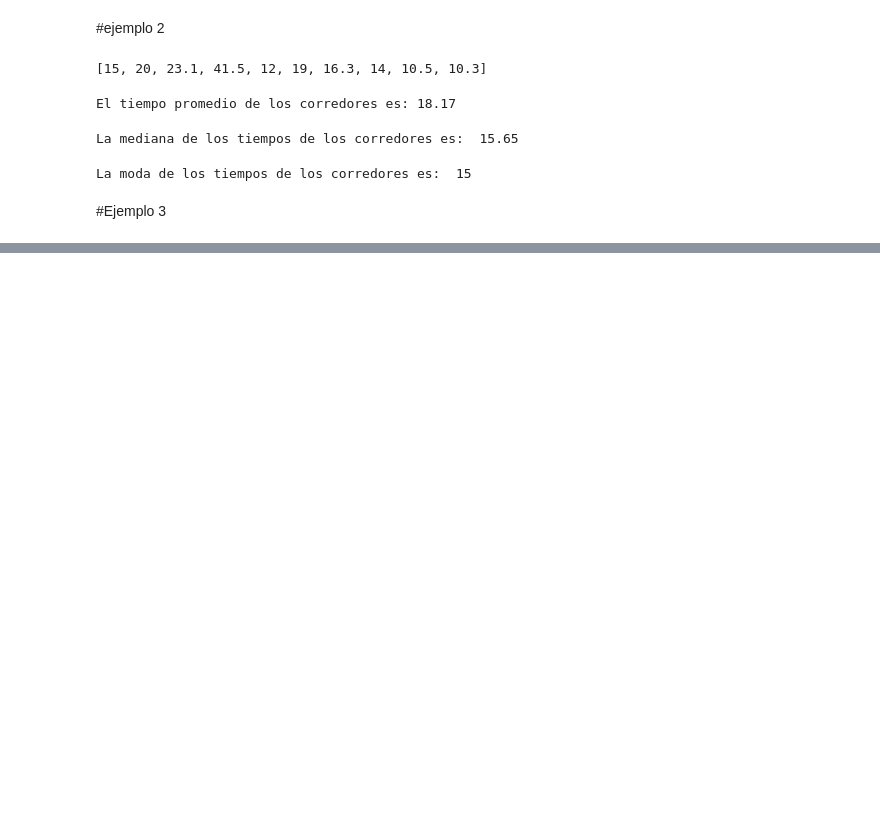
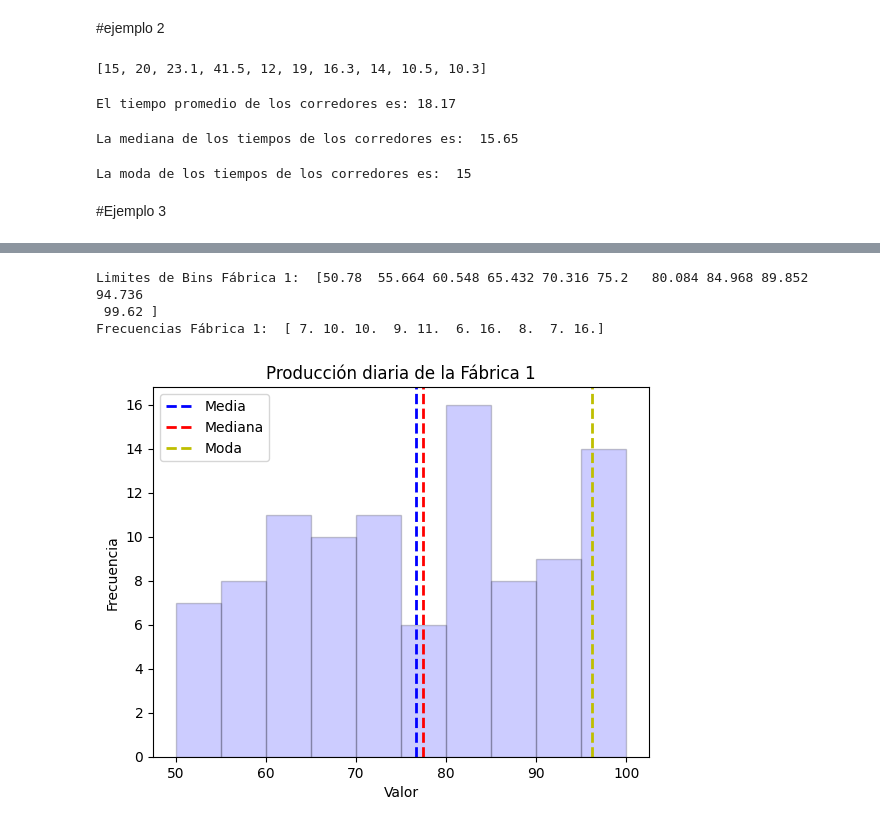
Before and after one commit to httppaulinaar/Probabilidad-y-estad-stica, a Jupyter notebook: Unidad1/Practica1.ipynb, the cells around one changed output, grey strips where cells are left out. Saved outputs shown, nothing was run; the diff lists cells and outputs as text; code cells hidden in the pictures; blank space fills up the shorter version.

```diff
--- a/Unidad1/Practica1.ipynb
+++ b/Unidad1/Practica1.ipynb
@@ -112,4 +112,8 @@ Text(0.5, 1.0, 'Producción diaria de la fábrica 2')
 # %%
+promediof1=mean(fabrica1)
+modaf1=mode(fabrica1)
+medianaf1=median(fabrica1)
+
 print("El promedio de la fábrica 1 es: ",mean(fabrica1))
 print("La moda de la fábrica 1 es: ",mode(fabrica1))
 print("La mediana de la fábrica 1 es: ",median(fabrica1))
@@ -134,0 +142,23 @@ plt.show()
+# %%
+#mostrar los rangos y frecuencias
+counts1, bins1, patches1 =ax1.hist(fabrica1)
+print("Limites de Bins Fábrica 1: ", bins1)
+print("Frecuencias Fábrica 1: ", counts1)
+# %% [output]
+Limites de Bins Fábrica 1:  [50.78  55.664 60.548 65.432 70.316 75.2   80.084 84.968 89.852 94.736
+ 99.62 ]
+Frecuencias Fábrica 1:  [ 7. 10. 10.  9. 11.  6. 16.  8.  7. 16.]
+# %%
+#mostrar las medidas de tendencia central en Histograma
+rangos=[50,55,60,65,70,75,80,85,90,95,100] #definir rangos de bins
+plt.hist(fabrica1, bins=rangos, alpha=0.2, color='b', edgecolor="black")
+plt.axvline(promediof1, color='b', linestyle='dashed', linewidth=2, label='Media')
+plt.axvline(medianaf1, color='r', linestyle='dashed', linewidth=2, label='Mediana')
+plt.axvline(modaf1, color='y', linestyle='dashed', linewidth=2, label='Moda')
+plt.xlabel('Valor')
+plt.ylabel('Frecuencia')
+plt.title("Producción diaria de la Fábrica 1")
+plt.legend()
+plt.show()
+# %% [output]
+[figure, added]
```
Also changed, not shown: parts of 9 cells of this notebook.
